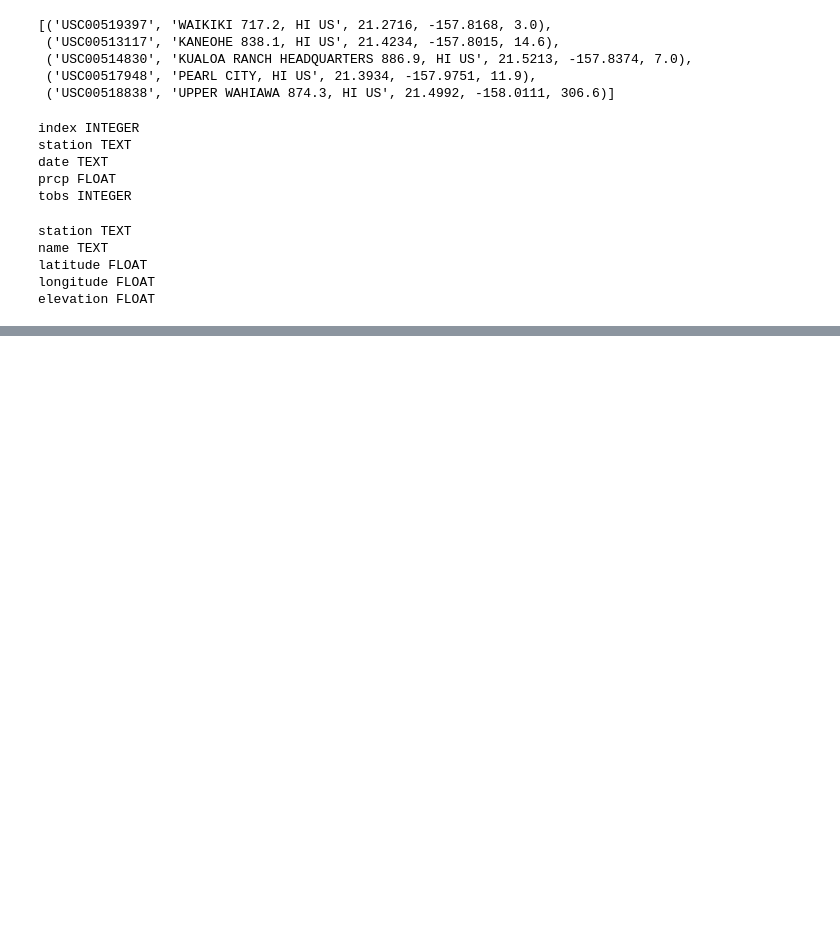
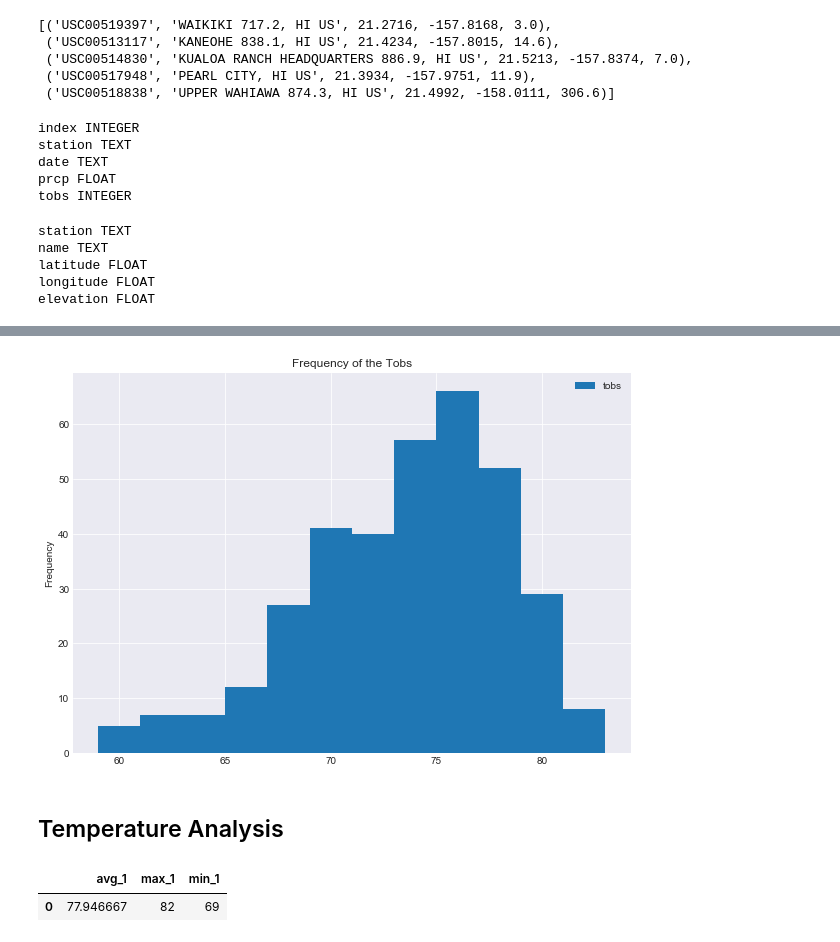
Before and after one commit to ZL14E161110/HW11---Adv-Data-Storage-Retrieval, a Jupyter notebook: 3.climate_analysis.ipynb, the cells around one changed output, grey strips where cells are left out. Drawn from its saved outputs; the diff is of its cells as text; code cells hidden in the pictures; blank space fills up the shorter version.

Commit message:
Upload step 3 Step 3 - Climate Analysis and Exploration

```diff
--- a/3.climate_analysis.ipynb
+++ b/3.climate_analysis.ipynb
@@ -80,0 +150,24 @@ elevation FLOAT
+# %%
+#Design a query to find the most active stations.
+#List the stations and observation counts in descending order
+#Which station has the highest number of observations?
+#Use Pandas `read_sql_query` to load a query statement directly into the DataFrame
+Active = session.query(Measurement.station, Station.name, func.count(Measurement.index)).\
+    filter(Measurement.station == Station.station).\
+    group_by(Measurement.station).\
+    order_by(func.count(Measurement.index).desc()).statement
+
+#write into DataFrame
+dfActive = pd.read_sql_query(Active, session.bind)
+
+#Most Active Stations Number
+ASNum = dfActive["station"][0]
+#Most Active Stations Name
+AS = dfActive['name'][0]
+#highest number of observation
+ASC = dfActive['count_1'][0]
+
+print(f"Station #{ASNum}-'{AS}' has the highest number of observations: {ASC}.")
+
+# List the full list of stations
+dfActive
@@ -80,0 +186,11 @@ elevation FLOAT
+# %%
+# Design a query to retrieve the last 12 months of temperature observation data (tobs).
+## the lastest date 8/23/2017 as such the last 12 month is from 8-24-2016 to 8-23-2017 it has been defined previously
+## Filter by the station with the highest number of observations.
+
+GetTemp = session.query(Measurement.tobs).\
+    filter(Measurement.date > YearBeg).filter(Measurement.date < YearEnd).\
+    filter(Measurement.station == ASNum).statement
+
+TempData = pd.read_sql_query(GetTemp, session.bind)
+TempData.head()
@@ -80,0 +204,29 @@ elevation FLOAT
+# %%
+## Plot the results as a histogram with bins=12.
+sns.set_style(style="darkgrid")
+ax = TempData.plot(kind="hist",bins=12,figsize=(10,7))
+
+ax.set_title("Frequency of the Tobs")
+ax.set_ylabel("Frequency")
+plt.savefig("3b.frequency_of_the_tobs.png")
+plt.show()
+# %% [output]
+[figure, added]
+# %% [markdown]
+## Temperature Analysis
+# %%
+#Write a function called calc_temps that will accept a start date and end date in the format %Y-%m-%d
+##and return the minimum, average, and maximum temperatures for that range of dates.
+#Use the calc_temps function to calculate the min, avg, and max temperatures for your trip using the matching dates
+# Previourly choosen Vacation Dates 7/2-7/15
+VacaBeg = dt.datetime(2017,7,1) #set one less date before the year beg date 7/2
+VacaEnd = dt.datetime(2017,7,15) #set one less date before the year beg date 7/15
+
+calc_temp = session.query(func.avg(Measurement.tobs),func.max(Measurement.tobs),func.min(Measurement.tobs)).\
+    filter(Measurement.date > VacaBeg).filter(Measurement.date < VacaEnd).statement
+#write into a dataframe
+TempStat = pd.read_sql_query(calc_temp, session.bind)
+TempStat
+# %% [output]
+|  | avg_1 | max_1 | min_1 |
+| 0 | 77.946667 | 82 | 69 |
```
Also changed, not shown: parts of 12 cells of this notebook, 3 other files.
